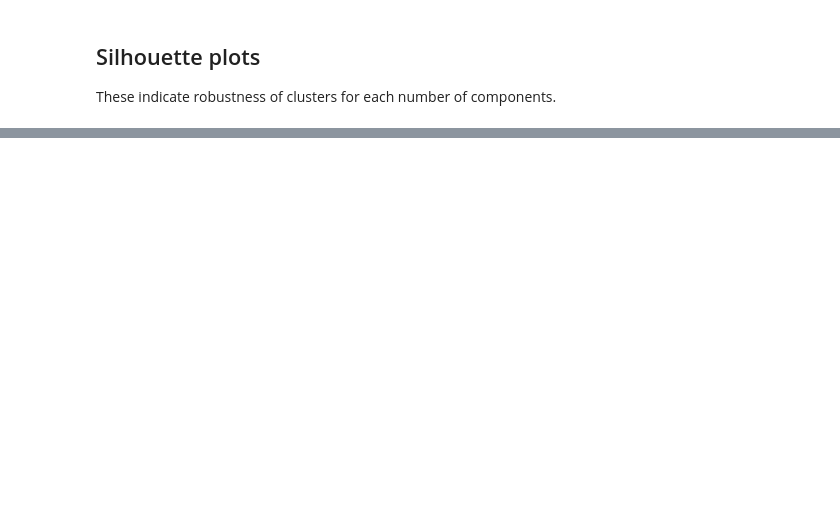
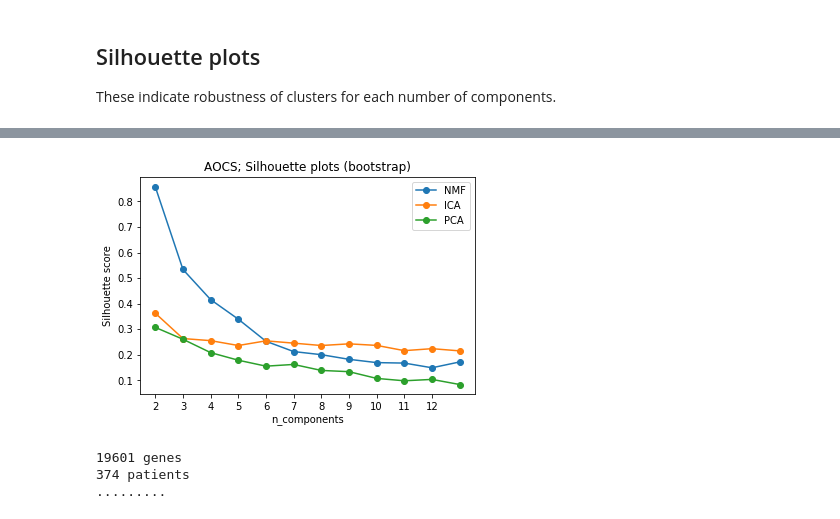
Before and after one commit to marcou/HgsocTromics, a Jupyter notebook: Notebooks/factor_clustering_results.ipynb, the cells around one changed output, grey strips where cells are left out. Saved outputs shown, nothing was run; the diff lists cells and outputs as text; code cells hidden in the pictures; blank space fills up the shorter version.

```diff
--- a/Notebooks/factor_clustering_results.ipynb
+++ b/Notebooks/factor_clustering_results.ipynb
@@ -66,0 +127,12 @@ if False:
+# %%
+fc.plot_silhouette_scores(nc_list, show=True)
+# %% [output]
+[figure, added]
+# %%
+fc = FactorClustering(possible_datasets[3], n_repeats=50, method='fixed')
+fc.read_expression_matrix()
+fc.special_plot_1([3,4,8, 10])
+# %% [output]
+19601 genes
+374 patients
+.........
```
Also changed, not shown: parts of 19 cells of this notebook, 9 other files.
